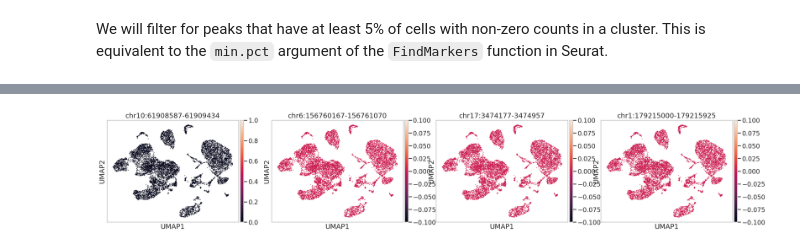
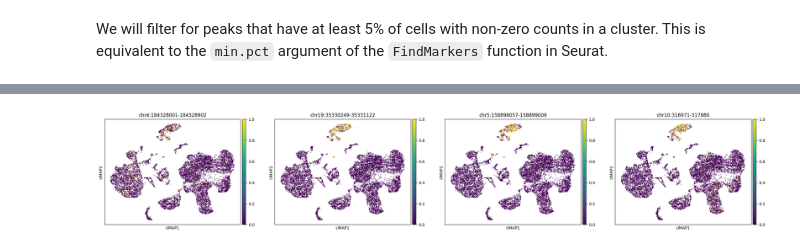
Before and after one commit to theislab/scatac_poisson_reproducibility, a Jupyter notebook: notebooks/scvi_tools_example_notebook.ipynb, the cells around one changed output, grey strips where cells are left out. Cells and saved outputs as stored; diff of their text form; code cells hidden in the pictures.

```diff
--- a/notebooks/scvi_tools_example_notebook.ipynb
+++ b/notebooks/scvi_tools_example_notebook.ipynb
@@ -11,6 +11,7 @@ We showcase the model on a 10X ATAC sample dataset. The data can be downloaded f
 import os
 import scanpy as sc
 import anndata as ad
+sc.set_figure_params(color_map="viridis")
 # %% [markdown]
 You can install a forked version of `scvi-tools` with the Poisson VAE model from `https://github.com/lauradmartens/scvi-tools`. We will try to merge it with `scvi-tools` soon.
 Run `pip install .` in the cloned repository.
@@ -131,4 +146,4 @@ We could do further cell type annotation by looking at the gene activity of mark
 # %% [markdown]
 We will compute differentially accessible regions per cluster, which could help us to annotate them. For this, we set two sided to `False` as we want to identify regions for which a cluster has significantly higher accessibility compared to all other clusters.
 # %%
-da_peaks_13 = model.differential_accessibility(adata, groupby='leiden', group1='13')
+da_peaks = model.differential_accessibility(adata, groupby='leiden', group1='12', two_sided=False)
@@ -135,4 +166,4 @@ da_peaks_13 = model.differential_accessibility(adata, groupby='leiden', group1='
 # %% [markdown]
 We will filter for peaks that have at least 5% of cells with non-zero counts in a cluster. This is equivalent to the `min.pct` argument of the `FindMarkers` function in Seurat.
 # %%
-#da_peaks_filt = da_peaks_13[(da_peaks_13.non_zeros_proportion1 >= 0.05)]
+da_peaks_filt = da_peaks[(da_peaks.emp_prob1 >= 0.05)]
@@ -141,4 +186,4 @@ AttributeError: 'DataFrame' object has no attribute 'non_zeros_proportion1'
 # %%
-sc.pl.umap(adata, color=da_peaks_13.index[:4], layer='fragments', vmax='p99.0')
+sc.pl.umap(adata, color=da_peaks_filt.index[:4], layer='fragments', vmax='p99.0')
 # %% [output]
-[figure, old version]
+[figure, new version]
```
Also changed, not shown: parts of 11 cells of this notebook.
